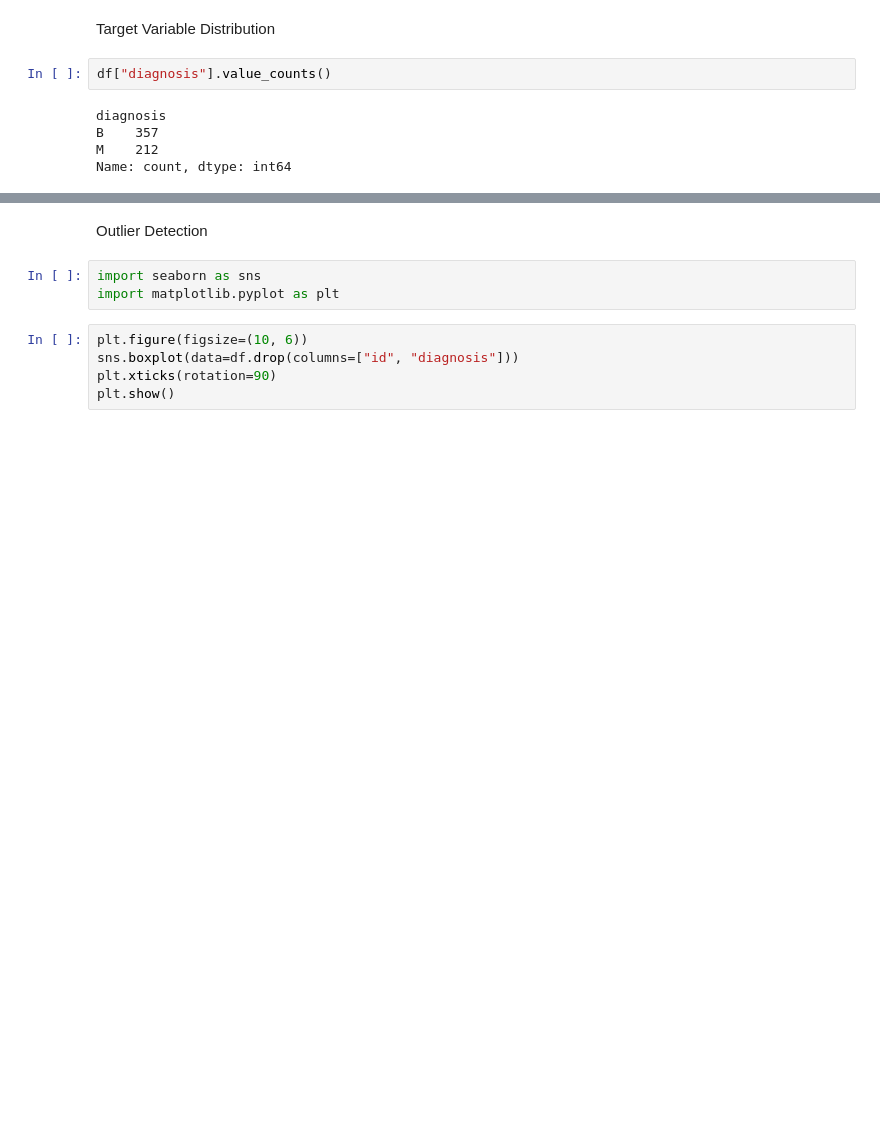
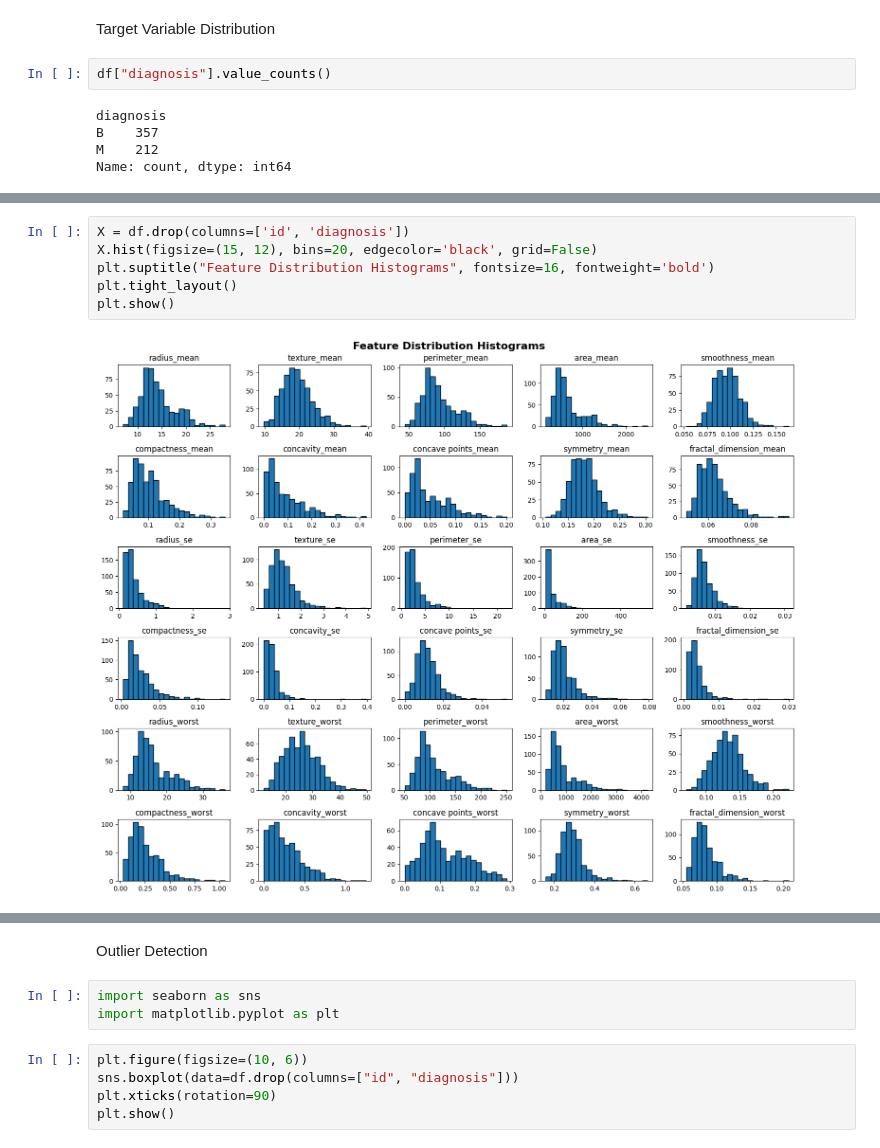
Before and after one commit to Anurodh0011/BREAST-CANCER-DETECTION, a Jupyter notebook: coursework.ipynb, the cells around one changed output, grey strips where cells are left out. Cells and saved outputs as stored; diff of their text form; blank space fills up the shorter version.

```diff
--- a/coursework.ipynb
+++ b/coursework.ipynb
@@ -110,0 +127,8 @@ Name: count, dtype: int64
+# %%
+X = df.drop(columns=['id', 'diagnosis'])
+X.hist(figsize=(15, 12), bins=20, edgecolor='black', grid=False)
+plt.suptitle("Feature Distribution Histograms", fontsize=16, fontweight='bold')
+plt.tight_layout()
+plt.show()
+# %% [output]
+[figure, added]
```
Also changed, not shown: parts of 9 cells of this notebook, 4 other files.
